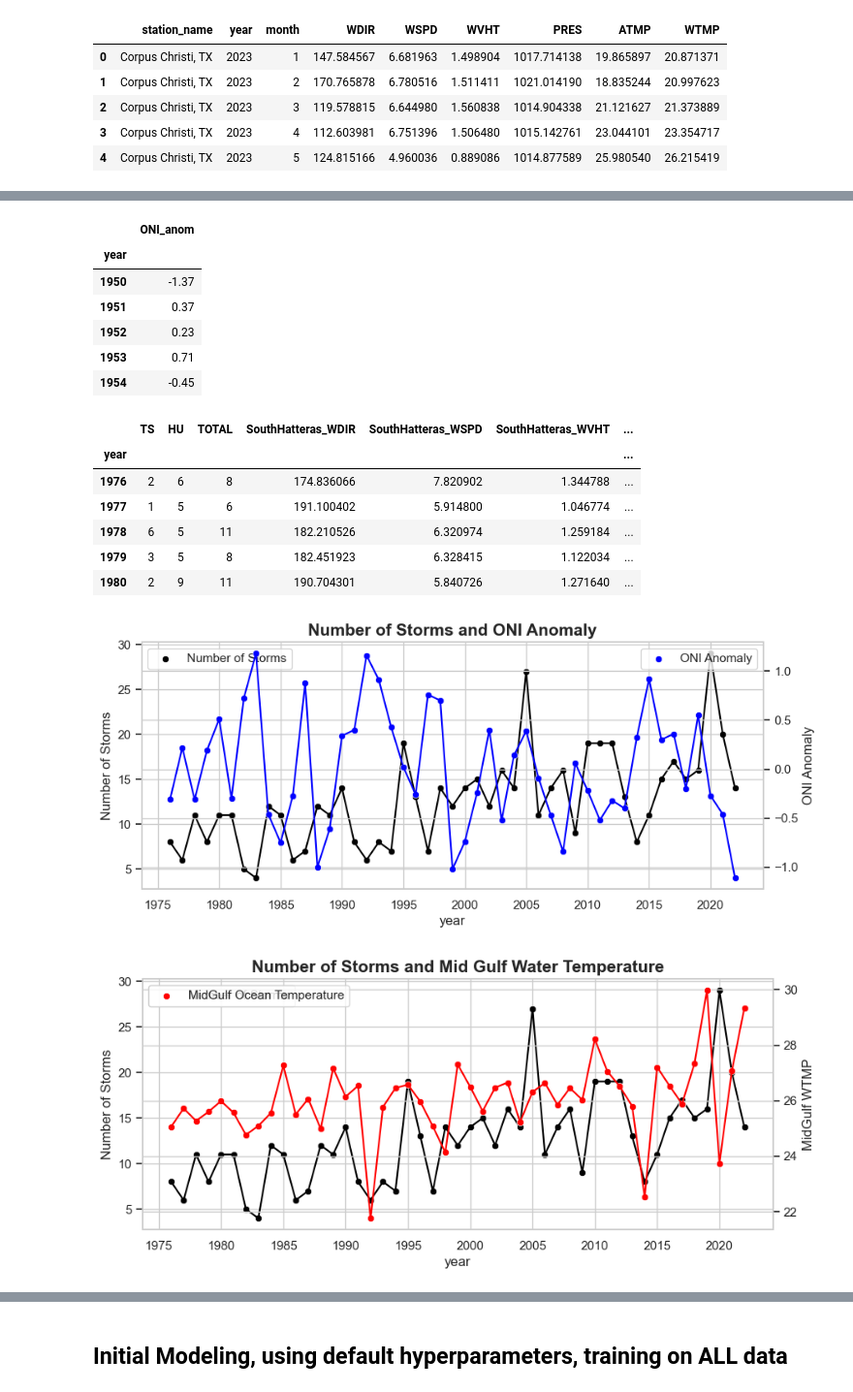
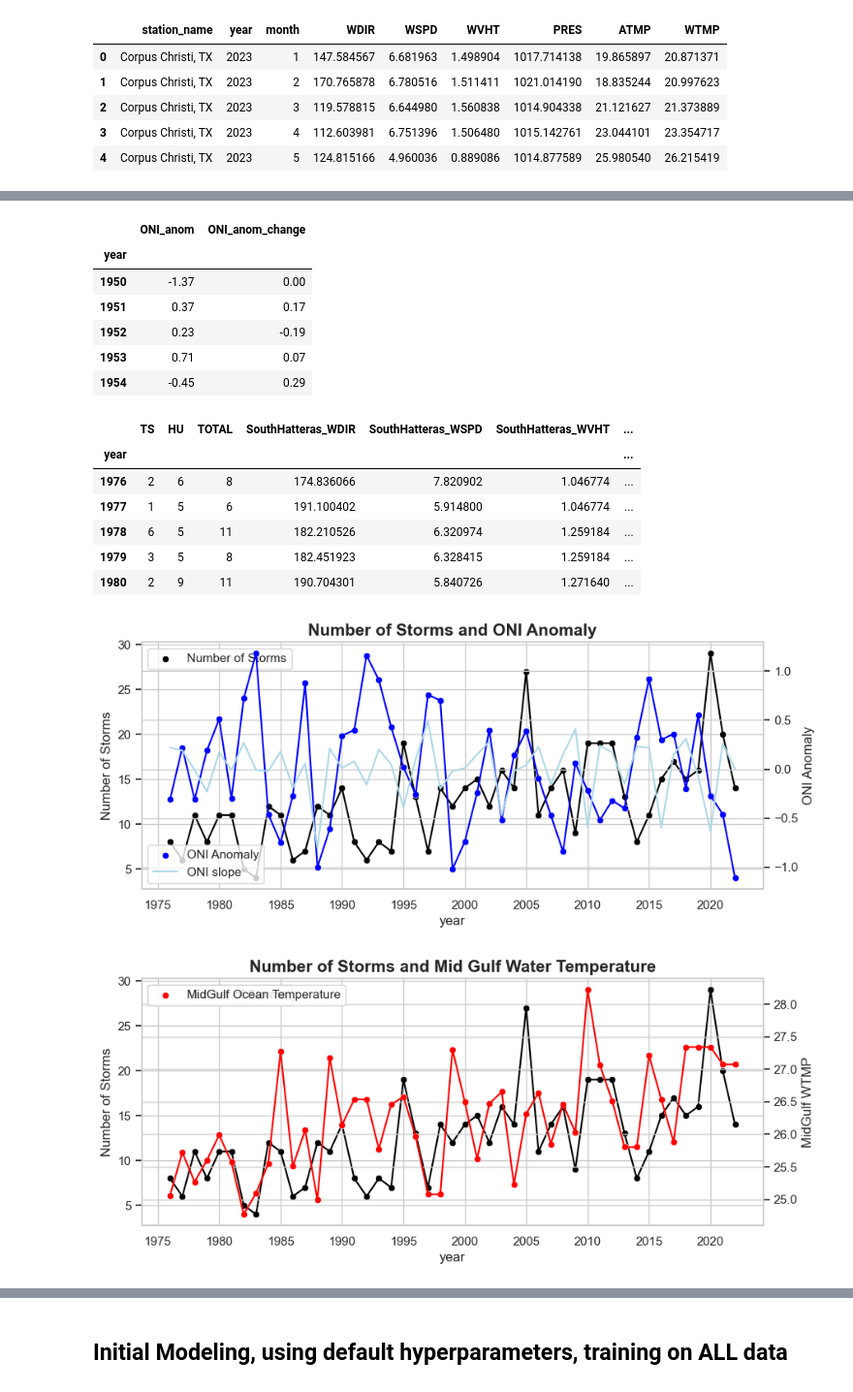
Before and after one commit to b-travis/Atlantic-Hurricane-Season-Forecasting, a Jupyter notebook: season_forecasting.ipynb, the cells around one changed output, grey strips where cells are left out. Shown at 97% size. Cells and saved outputs as stored; diff of their text form; code cells hidden in the pictures.

```diff
--- a/season_forecasting.ipynb
+++ b/season_forecasting.ipynb
@@ -36,7 +36,7 @@ nstorms.head()
 | 3 | 1953 | 2 | 7 | 9 |
 | 4 | 1954 | 3 | 6 | 9 |
 # %%
-buoy_data = pd.read_csv('data/monthly_buoydata.csv').drop(['Unnamed: 0'], axis=1).rename(columns={'YY':'year','MM':'month'})
+buoy_data = pd.read_csv('data/monthly_buoydata_20240824.csv').drop(['Unnamed: 0'], axis=1).rename(columns={'YY':'year','MM':'month'})
 buoy_data = buoy_data[['station_name','year','month','WDIR','WSPD','WVHT','PRES','ATMP','WTMP']]
 buoy_data.head()
 # %% [output]
@@ -46,3 +46,11 @@ buoy_data.head()
 | 2 | Corpus Christi, TX | 2023 | 3 | 119.578815 | 6.644980 | 1.560838 | 1014.904338 | 21.121627 | 21.373889 |
 | 3 | Corpus Christi, TX | 2023 | 4 | 112.603981 | 6.751396 | 1.506480 | 1015.142761 | 23.044101 | 23.354717 |
 | 4 | Corpus Christi, TX | 2023 | 5 | 124.815166 | 4.960036 | 0.889086 | 1014.877589 | 25.980540 | 26.215419 |
+# %%
+# Determine earliest date for each station
+stations = buoy_data.station_name.unique()
+
+for station in stations:
+    tmp_df = buoy_data[buoy_data['station_name'] == station]
+    first_year = np.min(tmp_df[['year']])
+    print(station + ': ' + str(first_year))
@@ -60,9 +84,10 @@ for station in stations_1976:
     first_month_of_first_year = np.min(df[df['year'] == first_year]['month'])
     print(str(first_year) + '-' + str(first_month_of_first_year))
 
-    # Create a date range from January 1975 OR first month for which data is avialable, to December 2023
+    # Create a date range from January 1975 OR first month for which data is available, to December 2023
     start_date = str(first_year)+'-'+str(first_month_of_first_year).zfill(2)
     date_range = pd.date_range(start=start_date, end='2023-12', freq='MS')
+
     # Create a dataframe from the date range
     full_date_df = pd.DataFrame({'date': date_range})
     # Extract year and month from the date
@@ -72,11 +97,24 @@ for station in stations_1976:
     full_date_df.drop(columns='date', inplace=True)
     #print(full_date_df.head())
 
-    merged_df = pd.merge(full_date_df, df, on=['year', 'month'], how='left')
-    #print(merged_df[merged_df['year']==1978])
-    merged_df = merged_df.ffill().bfill()
-    #print(merged_df[merged_df['year']==1978])
-    #print(merged_df.head(10))
+    full_date_df['station_name'] = station
+
+    merged_df = pd.merge(full_date_df, df, on=['station_name', 'year', 'month'], how='left')
+    print(merged_df[merged_df['year']==1976])
+
+    ## Key assumption here, using forward then backward filling to fill in missing values.
+    ## Instead, forward fill
+    #     based on the last value for that month (i.e. fill a missing May 2007 with May 2006)
+    # merged_df = merged_df.ffill().bfill()
+
+    # First, sort the DataFrame by 'station_name', 'month', and 'year'
+    merged_df = merged_df.sort_values(by=['station_name', 'month', 'year'])
+
+    # Now, group by 'station_name' and 'month', and then apply forward fill followed by backward fill
+    merged_df = merged_df.groupby(['station_name', 'month']).apply(lambda group: group.ffill().bfill()).reset_index(drop=True)
+
+    merged_df = merged_df.sort_values(by = ['station_name','year','month'])
+    print(merged_df[merged_df['year'] == 1976])
 
     # Rename columns not named 'year' or 'month'
     station_nospace = station.replace(" ", "")+"_"
@@ -91,7 +129,8 @@ for df in df_list[1:]:
     buoy_data_wide = pd.merge(buoy_data_wide, df, on=['year', 'month'], how='outer')
 
 buoy_data_may = buoy_data_wide[buoy_data_wide['month']==month_of_pred].reset_index(drop=True)
-print(buoy_data_may.head())
+#buoy_data_may = buoy_data_may.ffill().bfill()
+print(buoy_data_wide[buoy_data_wide['year']==1976])
 # %% [output]
 South Hatteras
 1976-1
@@ -114,17 +153,21 @@ Mid Gulf
 # Ocean Nino Index Data
 
 oni = pd.read_csv('data/Monthly_Nino_3.4_Index.csv')
+oni = oni.sort_values(['year','month'])
+oni['ONI_anom_change'] = oni['ONI_anom'].diff()
+oni.loc[0,'ONI_anom_change'] = 0
+
 # Note that we filter to the month of May here:
 oni2 = oni[oni['month']==month_of_pred].drop(['Unnamed: 0','month','ONI_climAdjust','ONI_total'],axis=1).set_index('year')
 oni2.head()
 # %% [output]
-|  | ONI_anom |
-| year |  |
-| 1950 | -1.37 |
-| 1951 | 0.37 |
-| 1952 | 0.23 |
-| 1953 | 0.71 |
-| 1954 | -0.45 |
+|  | ONI_anom | ONI_anom_change |
+| year |  |  |
+| 1950 | -1.37 | 0.00 |
+| 1951 | 0.37 | 0.17 |
+| 1952 | 0.23 | -0.19 |
+| 1953 | 0.71 | 0.07 |
+| 1954 | -0.45 | 0.29 |
 # %%
 df = pd.merge(nstorms[nstorms['year']>= 1976], buoy_data_may, left_on = 'year', right_on = 'year', how = 'inner').set_index('year')
 df = df.drop(['month'],axis=1)
@@ -133,10 +176,10 @@ df.head()
 # %% [output]
 |  | TS | HU | TOTAL | SouthHatteras_WDIR | SouthHatteras_WSPD | SouthHatteras_WVHT | ... |
 | year |  |  |  |  |  |  | ... |
-| 1976 | 2 | 6 | 8 | 174.836066 | 7.820902 | 1.344788 | ... |
+| 1976 | 2 | 6 | 8 | 174.836066 | 7.820902 | 1.046774 | ... |
 | 1977 | 1 | 5 | 6 | 191.100402 | 5.914800 | 1.046774 | ... |
 | 1978 | 6 | 5 | 11 | 182.210526 | 6.320974 | 1.259184 | ... |
-| 1979 | 3 | 5 | 8 | 182.451923 | 6.328415 | 1.122034 | ... |
+| 1979 | 3 | 5 | 8 | 182.451923 | 6.328415 | 1.259184 | ... |
 | 1980 | 2 | 9 | 11 | 190.704301 | 5.840726 | 1.271640 | ... |
 # %%
 ## Plotting the Key Features and Target Variable: ONI Anomaly
@@ -152,6 +195,7 @@ plt.ylabel('Number of Storms')
 ax2 = plt.twinx()
 sns.scatterplot(data = df, x='year', y='ONI_anom', color = 'blue', label = 'ONI Anomaly', ax = ax2)
 sns.lineplot(data = df, x='year', y ='ONI_anom', color = 'blue', ax=ax2)
+sns.lineplot(data = df, x = 'year', y = 'ONI_anom_change', color = 'lightblue', ax = ax2, label = 'ONI slope')
 plt.ylabel('ONI Anomaly')
 
 # Add labels and title
@@ -168,35 +212,35 @@ plt.savefig('figures/EDA_NumStorms_and_ONI.png')
 plt.show()
 
 ## Now plot MidGulf Temperature:
 #fig, ax = plt.subplots(2, 1, figsize=(10, 8))
 plt.figure(figsize=(10, 4))
 sns.set(style = 'whitegrid')
 
 # Plot the actual values
 sns.scatterplot(data=df, x='year', y='TOTAL', color='black', label='Number of Storms')
 sns.lineplot(data=df, x='year', y='TOTAL', color='black')
 plt.ylabel('Number of Storms')
 
 ax2 = plt.twinx()
 sns.scatterplot(data = df, x='year', y='MidGulf_WTMP', color = 'red', label = 'MidGulf Ocean Temperature', ax = ax2)
 sns.lineplot(data = df, x='year', y ='MidGulf_WTMP', color = 'red', ax=ax2)
 plt.ylabel('MidGulf WTMP')
 
 # Add labels and title
 plt.xlabel('Year')
 plt.title('Number of Storms and Mid Gulf Water Temperature', weight = 'bold', size = 15)
 plt.legend()
 
 # Customize the ticks and gridlines
 plt.gca().xaxis.set_major_locator(MultipleLocator(5))  # Set the ticks every 5 years
 plt.grid(True, which='both', axis='x')  # Ensure gridlines are visible
 
 # Display the plot
 plt.savefig('figures/EDA_NumStorms_and_MidGulfWTMP.png')
 plt.show()
 # %% [output]
-[figure, old version]
+[figure, new version]
-[figure, old version]
+[figure, new version]
 # %%
 ## Correlation
 corr_matrix = df.corr()
```
Also changed, not shown: parts of 28 cells of this notebook.
